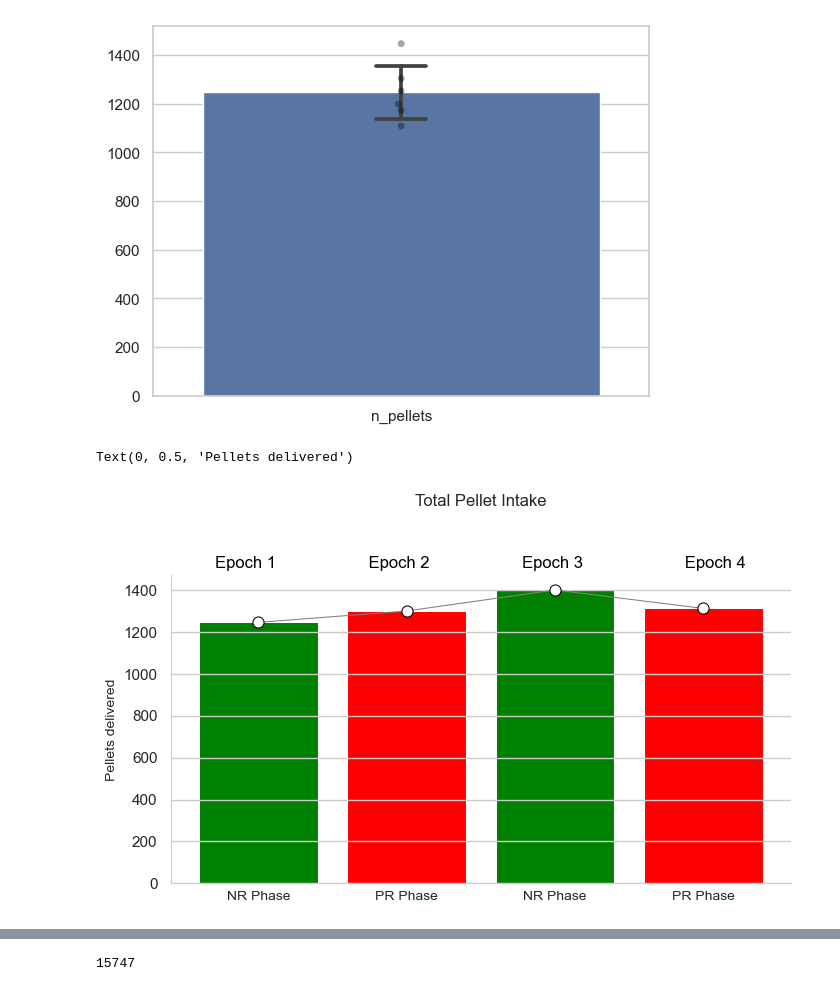
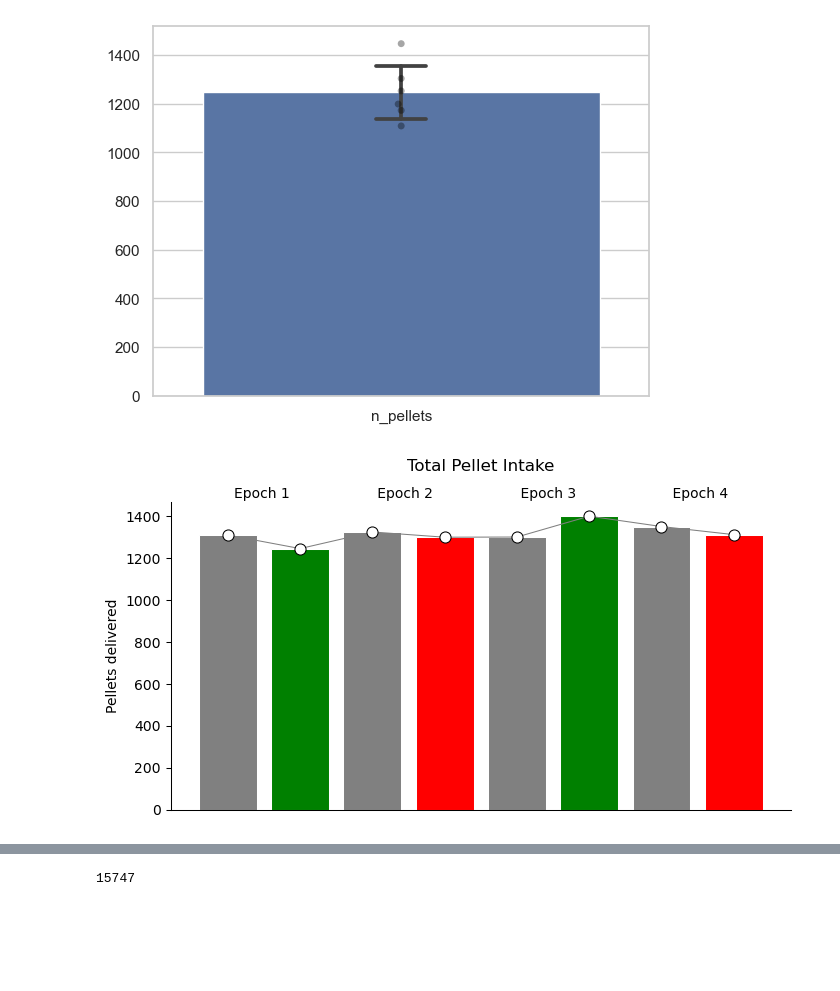
Before and after one commit to Htbibalan/FEDPROTEINPRO, a Jupyter notebook: notebooks/FEDXC_readdata_BACKUP.ipynb, the cells around one changed output, grey strips where cells are left out. Cells and saved outputs as stored; diff of their text form; code cells hidden in the pictures; blank space fills up the shorter version.

Commit message:
Plotting
Some lines of script added just to save the plots

```diff
--- a/notebooks/FEDXC_readdata_BACKUP.ipynb
+++ b/notebooks/FEDXC_readdata_BACKUP.ipynb
@@ -762,58 +762,61 @@ plt.show()
 
 
 EXP_Pellets = ff.loc[ff["order"] == 2]
-# CTL_Pellets= ff.loc[ff["order"] == 1]
+CTL_Pellets= ff.loc[ff["order"] == 1]
 
 
 
 EXP_Pellets_E1_NR = EXP_Pellets.loc[EXP_Pellets["epoch"] == "E1", ["n_pellets"]].mean()
 
-# CTL_Pellets_E1_NR = CTL_Pellets.loc[CTL_Pellets["epoch"] == "E1", ["n_pellets"]].mean()
+CTL_Pellets_E1_NR = CTL_Pellets.loc[CTL_Pellets["epoch"] == "E1", ["n_pellets"]].mean()
 
 EXP_Pellets_E2_PR = EXP_Pellets.loc[EXP_Pellets["epoch"] == "E2", ["n_pellets"]].mean()
 
-# CTL_Pellets_E2_NR = CTL_Pellets.loc[CTL_Pellets["epoch"] == "E2", ["n_pellets"]].mean()
+CTL_Pellets_E2_NR = CTL_Pellets.loc[CTL_Pellets["epoch"] == "E2", ["n_pellets"]].mean()
 
 EXP_Pellets_E3_NR = EXP_Pellets.loc[EXP_Pellets["epoch"] == "E3", ["n_pellets"]].mean()
 
-# CTL_Pellets_E3_NR = CTL_Pellets.loc[CTL_Pellets["epoch"] == "E3", ["n_pellets"]].mean()
+CTL_Pellets_E3_NR = CTL_Pellets.loc[CTL_Pellets["epoch"] == "E3", ["n_pellets"]].mean()
 
 EXP_Pellets_E4_PR = EXP_Pellets.loc[EXP_Pellets["epoch"] == "E4", ["n_pellets"]].mean()
 
-# CTL_Pellets_E4_NR = CTL_Pellets.loc[CTL_Pellets["epoch"] == "E4", ["n_pellets"]].mean()
+CTL_Pellets_E4_NR = CTL_Pellets.loc[CTL_Pellets["epoch"] == "E4", ["n_pellets"]].mean()
 
 # def Average (lst):
 #     return sum(lst)/len(lst)
 
 
 f, ax = plt.subplots(figsize= (8, 4))
-_, _, barlist, _ = tp.barscatter([EXP_Pellets_E1_NR,EXP_Pellets_E2_PR,EXP_Pellets_E3_NR,EXP_Pellets_E4_PR], ax=ax, paired=True,linewuidth =1, groupwidth = 0.70,
-barfacecolor_option="individual", baredgecolor= ["white"], barfacecolor=["green", "red","green", "red"],
+_, _, barlist, _ = tp.barscatter([CTL_Pellets_E1_NR,EXP_Pellets_E1_NR,CTL_Pellets_E2_NR,EXP_Pellets_E2_PR,CTL_Pellets_E3_NR,EXP_Pellets_E3_NR,CTL_Pellets_E4_NR,EXP_Pellets_E4_PR], ax=ax, paired=True,linewuidth =1, groupwidth = 0.70,
+barfacecolor_option="individual", baredgecolor= ["white"], barfacecolor=["grey","green","grey","red","grey","green","grey", "red"],
 barlabels = ["NR Phase","PR Phase","NR Phase","PR Phase"] )
-ax.set_title("Total Pellet Intake", pad= 50)
+ax.set_title("Total Pellet Intake", pad= 5)
 
 
 
 
 
 
 secax = ax.secondary_xaxis('top', color = "black" )
 secax.set_xlabel( "Epoch 1                    Epoch 2                    Epoch 3                      Epoch 4", labelpad= -14.5)
 secax.tick_params(axis='x', colors='white')
 secax.spines['top'].set_color('white')
 ax.set_ylabel("Pellets delivered",fontsize = 10)
 
+
+figfolder = r"C:\Users\hta031\OneDrive - UiT Office 365\Documents\People\Hamid\Presentations\2023\08_August\EBBS\EBBS_FIGS\\"
+f.savefig(figfolder + "TOTAL_INTAKE_CTL_EXP.png")
+
 # ax.axes.secondary_xaxis.set_ticklabels([])
 # # secax.yticks([])
 # plt.show()
 # # secax.set_axis_off()
 # for side in ['top','right','bottom','left']:
 #     ax.spines[side].set_visible(True)
 # secax.tick_params(axis='both',which='both',labelbottom=False,bottom=False,left=False)
 # secax.set_yticks([min(y),max(y)])
 # %% [output]
-Text(0, 0.5, 'Pellets delivered')
-[figure, old version]
+[figure, new version]
 # %%
 #This cell plots all pellet taken only by ctl mice in 4 epochs
 
```
Also changed, not shown: parts of 7 cells of this notebook.
